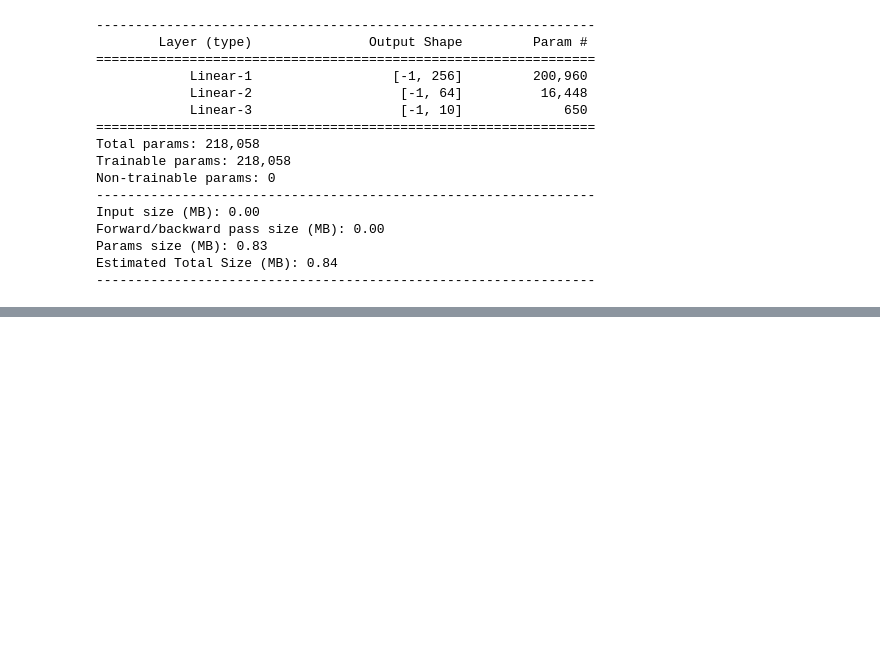
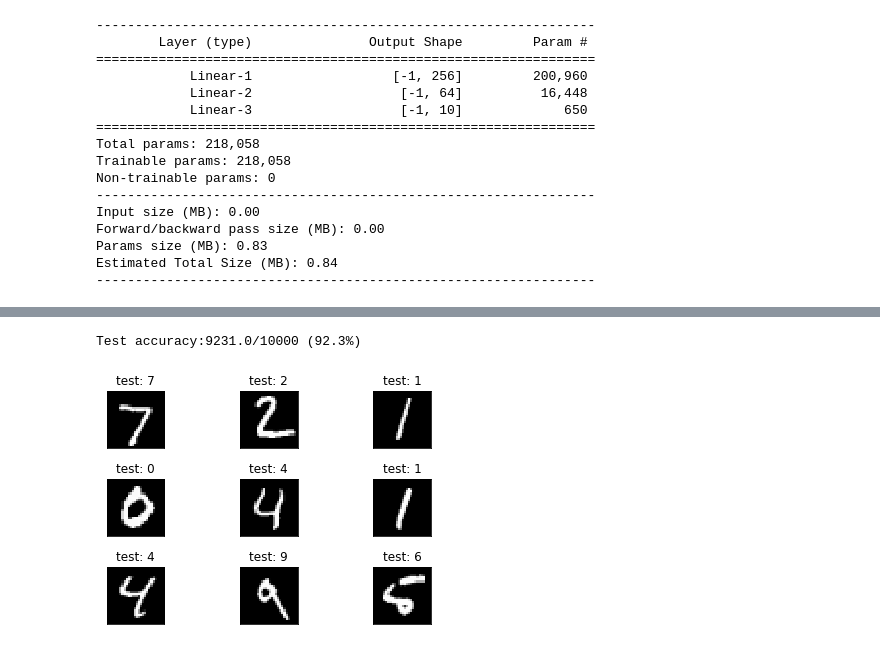
Before and after one commit to flchenwhu/Regression_Num_MNIST, a Jupyter notebook: mnist_train2.ipynb, the cells around one changed output, grey strips where cells are left out. Drawn from its saved outputs; the diff is of its cells as text; code cells hidden in the pictures; blank space fills up the shorter version.

```diff
--- a/mnist_train2.ipynb
+++ b/mnist_train2.ipynb
@@ -145,49 +183,32 @@ for epoch in range(3):  # epoch是所有数据都放入模型训练的次数
 # %%
-###############输出训练准确度###############
-    train_correct = 0
-    total = 0
-    for data in train_loader:
-        x, y = data
-        x=x.cuda()
-        y=y.cuda()
-        x=x.view(x.size(0),28 * 28)
-        out = net(x)
-        pred=out.argmax(dim=1)
-        correct=pred.eq(y).sum().float().item()
-        train_correct +=correct
-        total += y.size(0)
-        train_acc=train_correct / total
-    print('epoch:',epoch,'迭代次数:',batch_idx,'loss:',loss.item(),'Train accuracy:',train_acc)
+######### 测试（利用测试数据）
+total_correct = 0
+for x, y in test_loader:
+    x = x.to(device)
+    y = y.to(device)
+    x = x.view(x.size(0), 28 * 28)
+    out = net(x)
+    # out: [b, 10] => pred: [b]
+    pred = out.argmax(dim=1)
+    correct = pred.eq(y).sum().float().item()
+    total_correct += correct
 
+total_num = len(test_loader.dataset)
+acc = 100*total_correct / total_num
+print('Test accuracy:{}/{} ({:.1f}%)\n'.format( total_correct, total_num, acc))
 
-plot_curve(train_loss)  #输出loss变化曲线图
-#plt.show()   # 显示视图
-
-######### 测试（利用测试数据）
-total_correct=0
-for x,y in test_loader:
-    x=x.cuda()
-    y=y.cuda()
-    x=x.view(x.size(0),28 * 28)
-    out=net(x)
-    # out: [b, 10] => pred: [b]
-    pred=out.argmax(dim=1)
-    correct=pred.eq(y).sum().float().item()
-    total_correct+=correct
-
-total_num=len(test_loader.dataset)
-acc=total_correct / total_num
-print('Test accuracy:',acc)
-
-x,y=next(iter(test_loader))
-x=x.cuda()  # （自己添加）
-# y=y.cuda()  # （自己添加）
-out=net(x.view(x.size(0),28 * 28))
-pred=out.argmax(dim=1)
-pred=pred.cuda().data.cpu()  # 自己添加
-x=x.cuda().data.cpu()  # 自己添加
-plot_image(x,pred,'test')
-plt.show()
+######### 测试 推理，示例；新的图片输入模型，输出预测值
+x, y = next(iter(test_loader))  # 从测试数据加载器(test_loader)中取出第一批数据，分解为输入特征(x)和标签(y)
+x = x.to(device)  # 将输入特征转移到GPU上
+# y=y.cuda()  # 将标签转移到GPU上（这一行被注释掉了，可能是因为不需要用到标签）
+out = net(x.view(x.size(0), 28 * 28))  # 调用模型(net)，输入特征，输出预测值(out)，其中输入特征被变形为二维张量，第一维是批量大小，第二维是28*28，即图片的像素数
+pred = out.argmax(dim=1)  # 对预测值进行argmax操作，沿着第二维(即每个样本的10个类别概率)，取最大值的索引，得到预测类别(pred)
+pred = pred.to(device).data.cpu()  # 将预测类别从GPU上转移到CPU上，并取出其中的数据部分
+x = x.to(device).data.cpu()  # 将输入特征从GPU上转移到CPU上，并取出其中的数据部分
+plot_image(x, pred, 'test')  # 调用plot_image函数，输入特征，预测类别和标题('test')，绘制图片和预测结果
+# %% [output]
+Test accuracy:9231.0/10000 (92.3%)
+[figure, added]
 # %%
 ####################模型保存 保存整个网络
 # torch.save(net, './Regression_model_.pt')
```
Also changed, not shown: parts of 5 cells of this notebook, 3 other files.
